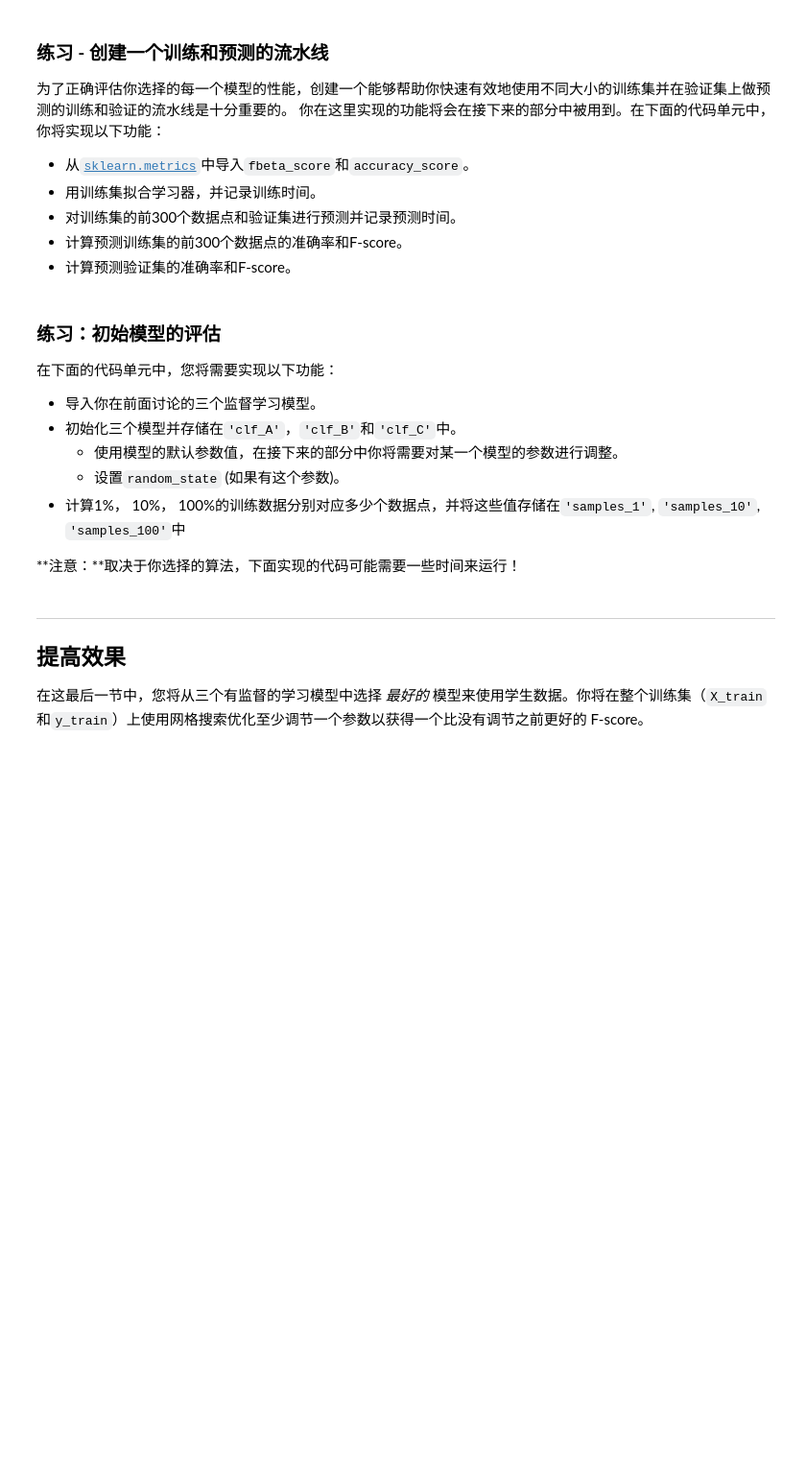
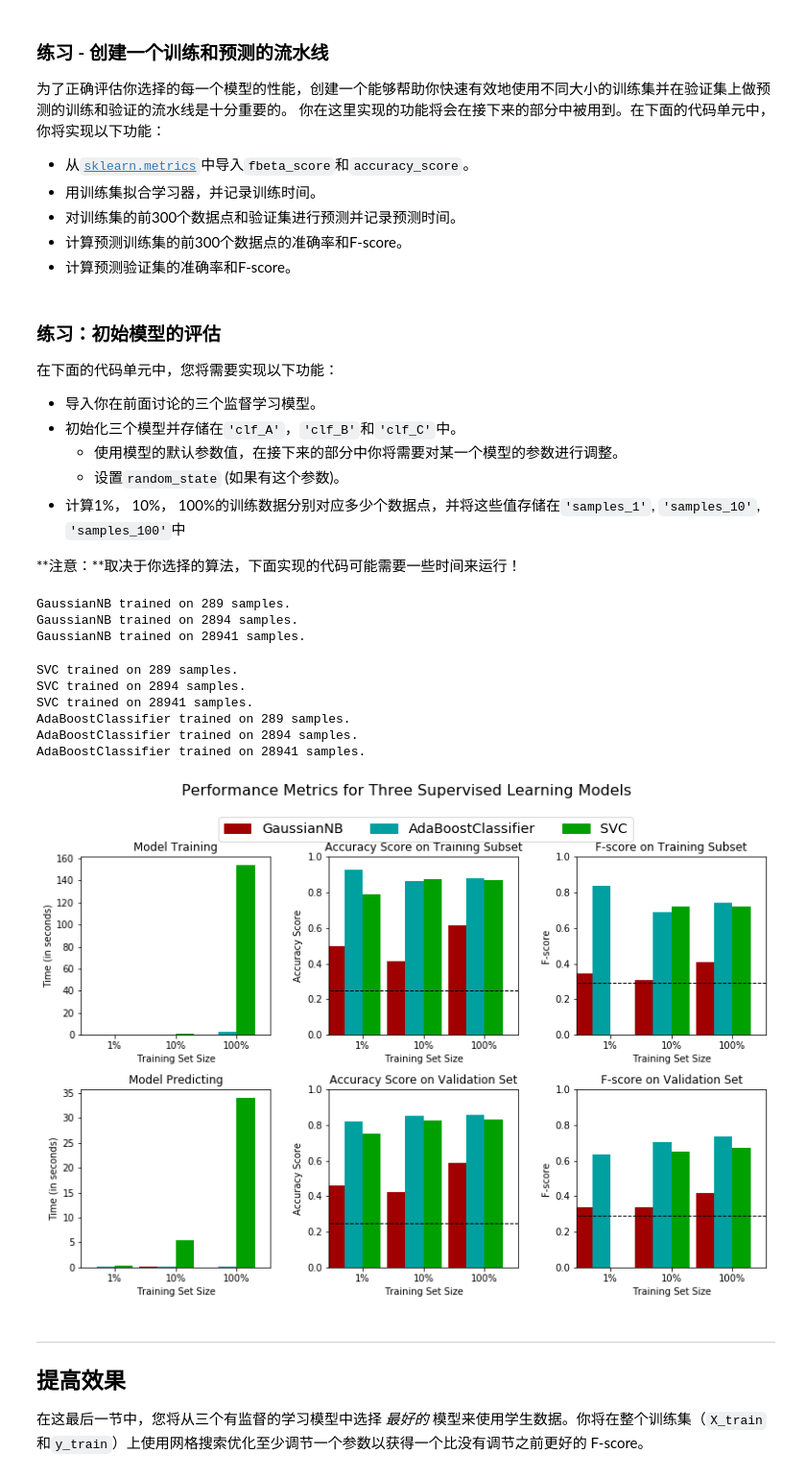
Before and after one commit to Mystery-College-of-The-Adapts/mlnd_finding_donors, a Jupyter notebook: finding_donors.ipynb, the cells around one changed output. Shown: that part at 96% size. Drawn from its saved outputs; the diff is of its cells as text; code cells hidden in the pictures; blank space fills up the shorter version.

```diff
--- a/finding_donors.ipynb
+++ b/finding_donors.ipynb
@@ -131,10 +146,10 @@ display(features_raw.head(n = 1))
    - 将"<=50K"转换成`0`；将">50K"转换成`1`。
 # %%
 # TODO：使用pandas.get_dummies()对'features_raw'数据进行独热编码
-features = None
+features = pd.get_dummies(features_raw)
 
 # TODO：将'income_raw'编码成数字值
-income = None
+income = income_raw.apply(lambda x: 1 if x == ">50K" else 0)
 
 # 打印经过独热编码之后的特征数量
 encoded = list(features.columns)
@@ -314,33 +348,33 @@ def train_predict(learner, sample_size, X_train, y_train, X_val, y_val):
     # TODO：使用sample_size大小的训练数据来拟合学习器
     # TODO: Fit the learner to the training data using slicing with 'sample_size'
     start = time() # 获得程序开始时间
-    learner = None
+    learner.fit(X_train[:sample_size],y_train[:sample_size])
     end = time() # 获得程序结束时间
 
     # TODO：计算训练时间
-    results['train_time'] = None
+    results['train_time'] = end - start
 
     # TODO: 得到在验证集上的预测值
     #       然后得到对前300个训练数据的预测结果
     start = time() # 获得程序开始时间
-    predictions_val = None
-    predictions_train = None
+    predictions_val = learner.predict(X_test)
+    predictions_train = learner.predict(X_train[:300])
     end = time() # 获得程序结束时间
 
     # TODO：计算预测用时
-    results['pred_time'] = None
+    results['pred_time'] = end - start
 
     # TODO：计算在最前面的300个训练数据的准确率
-    results['acc_train'] = None
+    results['acc_train'] = accuracy_score(y_train[:300],predictions_train)
 
     # TODO：计算在验证上的准确率
-    results['acc_val'] = None
+    results['acc_val'] = accuracy_score(y_test,predictions_val)
 
     # TODO：计算在最前面300个训练数据上的F-score
-    results['f_train'] = None
+    results['f_train'] = fbeta_score(y_train[:300], predictions_train, beta=0.5)
 
     # TODO：计算验证集上的F-score
-    results['f_val'] = None
+    results['f_val'] = fbeta_score(y_test, predictions_val, beta=0.5)
 
     # 成功
     print "{} trained on {} samples.".format(learner.__class__.__name__, sample_size)
@@ -360,26 +394,41 @@ def train_predict(learner, sample_size, X_train, y_train, X_val, y_val):
 # %%
 # TODO：从sklearn中导入三个监督学习模型
 
+from sklearn.naive_bayes import GaussianNB
+from sklearn.svm import SVC
+from sklearn.ensemble import AdaBoostClassifier
+
 # TODO：初始化三个模型
-clf_A = None
-clf_B = None
-clf_C = None
+clf_A = GaussianNB()
+clf_B = SVC(random_state=0)
+clf_C = AdaBoostClassifier(random_state=0)
 
 # TODO：计算1%， 10%， 100%的训练数据分别对应多少点
-samples_1 = None
-samples_10 = None
-samples_100 = None
+samples_1 = len(X_train)/100
+samples_10 = len(X_train)/10
+samples_100 = len(X_train)
 
 # 收集学习器的结果
 results = {}
 for clf in [clf_A, clf_B, clf_C]:
     clf_name = clf.__class__.__name__
     results[clf_name] = {}
     for i, samples in enumerate([samples_1, samples_10, samples_100]):
         results[clf_name][i] = train_predict(clf, samples, X_train, y_train, X_val, y_val)
 
 # 对选择的三个模型得到的评价结果进行可视化
 vs.evaluate(results, accuracy, fscore)
+# %% [output]
+GaussianNB trained on 289 samples.
+GaussianNB trained on 2894 samples.
+GaussianNB trained on 28941 samples.
+SVC trained on 289 samples.
+SVC trained on 2894 samples.
+SVC trained on 28941 samples.
+AdaBoostClassifier trained on 289 samples.
+AdaBoostClassifier trained on 2894 samples.
+AdaBoostClassifier trained on 28941 samples.
+[figure, added]
 # %% [markdown]
 ----
 ## 提高效果
```
Also changed, not shown: parts of 30 cells of this notebook, 1 other file.
